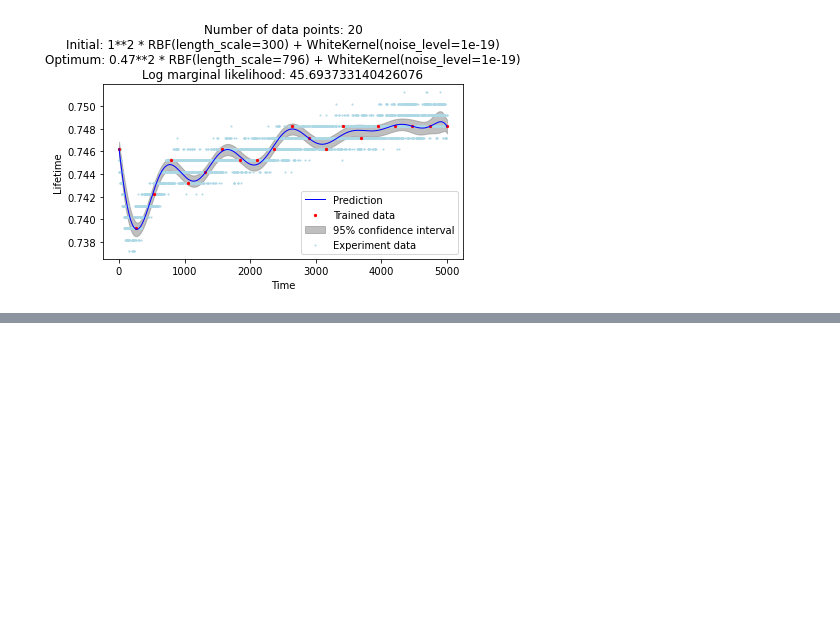
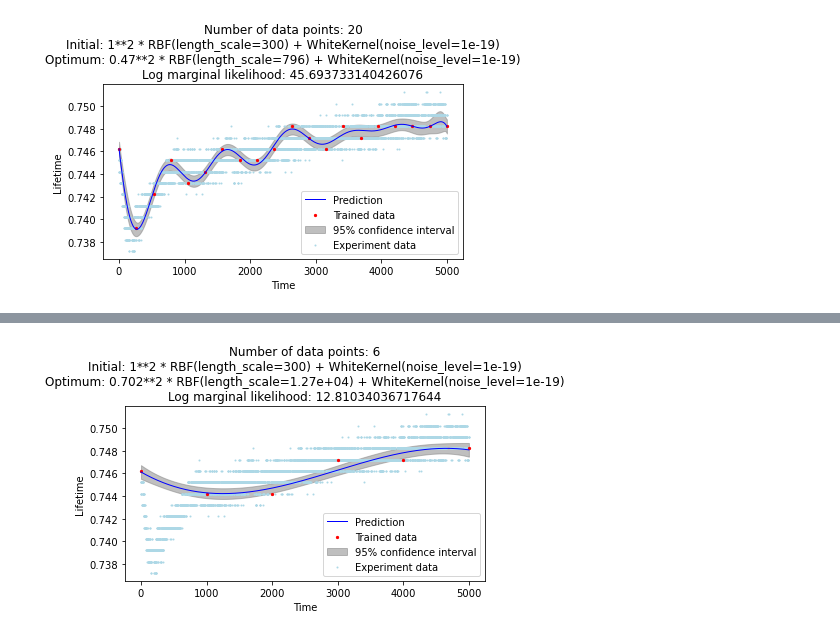
Before and after one commit to michelleliu1027/Bayesian_PV, a Jupyter notebook: 3_1D.ipynb, the cells around one changed output, grey strips where cells are left out. Cells and saved outputs as stored; diff of their text form; code cells hidden in the pictures; blank space fills up the shorter version.

```diff
--- a/3_1D.ipynb
+++ b/3_1D.ipynb
@@ -192,51 +256,52 @@ plt.show()
 # %%
-# # Experiment to see how mse and lml change with the number
-# # of data points used
-# # Set up performance parameters set
-# list_mse = np.array([])
-# list_lml = np.array([])
+# Experiment to see how mse and lml change with the number
+# of data points used
+# Set up performance parameters set
+list_mse = np.array([])
+list_lml = np.array([])
 
-# # NUM_OF_DATA_POINTS = 20
-# NOISE_LEVEL = 10e-20
-# length_scale_bounds_MAX = 10e4
-# length_scale_bounds_MIN = 10e-10
-# #
-# list_DATA_POINTS = (6,7,8,9,10,12,15,20,24,30,33,37,40,45,50,60,80,100,200)
-# # ,250,300,400,500,600,700,800,1000,1200,1400,1700,2000,2500)
-# for NUM_OF_DATA_POINTS in list_DATA_POINTS:
-#     # Have data points evenly spread
-#     X = np.arange(0,4998,5000/(NUM_OF_DATA_POINTS-1)).astype(int)
-#     X = np.append(4999,X)
-#     # Randomly chosed data points
-#     # X = np.random.randint(5000, size=NUM_OF_DATA_POINTS)
-#     X = X.reshape(X.size,1)
-#     Y = y_normal[X]
-#     print('Number of data points used:', X.size)
+# NUM_OF_DATA_POINTS = 20
+NOISE_LEVEL = 10e-20
+length_scale_bounds_MAX = 10e4
+length_scale_bounds_MIN = 10e-10
+#
+list_DATA_POINTS = (6,7,8,9,10,12,15,20,24,30,33,37,40,45,50,60,80,100,200)
+# ,250,300,400,500,600,700,800,1000,1200,1400,1700,2000,2500)
+for NUM_OF_DATA_POINTS in list_DATA_POINTS:
+    # Have data points evenly spread
+    X = np.arange(0,4998,5000/(NUM_OF_DATA_POINTS-1)).astype(int)
+    X = np.append(4999,X)
+    # Randomly chosed data points
+    # X = np.random.randint(5000, size=NUM_OF_DATA_POINTS)
+    X = X.reshape(X.size,1)
+    Y = y_normal[X]
+    print('Number of data points used:', X.size)
 
-#     # Kernel setting
-#     kernel = 1.0 * RBF(length_scale=300) + WhiteKernel(noise_level=NOISE_LEVEL,
-#     noise_level_bounds=(1e-20, 10e-4))
-#     gp = GaussianProcessRegressor(kernel=kernel,alpha=10e-8).fit(X, Y)
-#     y_mean, sigma = gp.predict(X_[:, np.newaxis],  return_std=True)
-#     y_mean = y_mean.reshape(5000)
-#     sigma = sigma.reshape(5000)
+    # Kernel setting
+    kernel = 1.0 * RBF(length_scale=300) + WhiteKernel(noise_level=NOISE_LEVEL,
+    noise_level_bounds=(1e-20, 10e-4))
+    gp = GaussianProcessRegressor(kernel=kernel,alpha=10e-8).fit(X, Y)
+    y_mean, sigma = gp.predict(X_[:, np.newaxis],  return_std=True)
+    y_mean = y_mean.reshape(5000)
+    sigma = sigma.reshape(5000)
 
-#     # print('Noise level =',NOISE_LEVEL)
-#     # print ('Average absolute error:',
-#     # np.format_float_scientific(np.mean(np.absolute(y_normal-y_mean)),precision=5))
-#     # print ('Average percentage error:', np.format_float_positional(np.mean(np.absolute((y_normal-y_mean)/y_normal*100)),precision=4),'%')
-#     mse = mean_squared_error(y_normal,y_mean)
-#     print ('Mean squared error:', mse)
-#     lml = gp.log_marginal_likelihood(gp.kernel_.theta)
-#     print ('Log marginal likelihood:', lml)
+    # print('Noise level =',NOISE_LEVEL)
+    # print ('Average absolute error:',
+    # np.format_float_scientific(np.mean(np.absolute(y_normal-y_mean)),precision=5))
+    # print ('Average percentage error:', np.format_float_positional(np.mean(np.absolute((y_normal-y_mean)/y_normal*100)),precision=4),'%')
+    mse = mean_squared_error(y_normal,y_mean)
+    print ('Mean squared error:', mse)
+    lml = gp.log_marginal_likelihood(gp.kernel_.theta)
+    print ('Log marginal likelihood:', lml)
 
-#     plot(X_,y_normal,X,y_mean, sigma,gp)
+    plot(X_,y_normal,X,y_mean, sigma,gp)
 
-#     list_mse = np.append(list_mse,mse)
-#     list_lml = np.append(list_lml,lml)
+    list_mse = np.append(list_mse,mse)
+    list_lml = np.append(list_lml,lml)
 
-# # plot relevant graphs
-# print('\nMean squared error')
-# plot_performance(list_DATA_POINTS,list_mse)
-# print('Log marginal likelihood')
-# plot_performance(list_DATA_POINTS,list_lml)
+# plot relevant graphs
+print('\nMean squared error')
+plot_performance(list_DATA_POINTS,list_mse)
+print('Log marginal likelihood')
+plot_performance(list_DATA_POINTS,list_lml)
+# %% [output]
@@ -242,0 +311 @@ plt.show()
+[figure, added]
```
Also changed, not shown: parts of 4 cells of this notebook.
